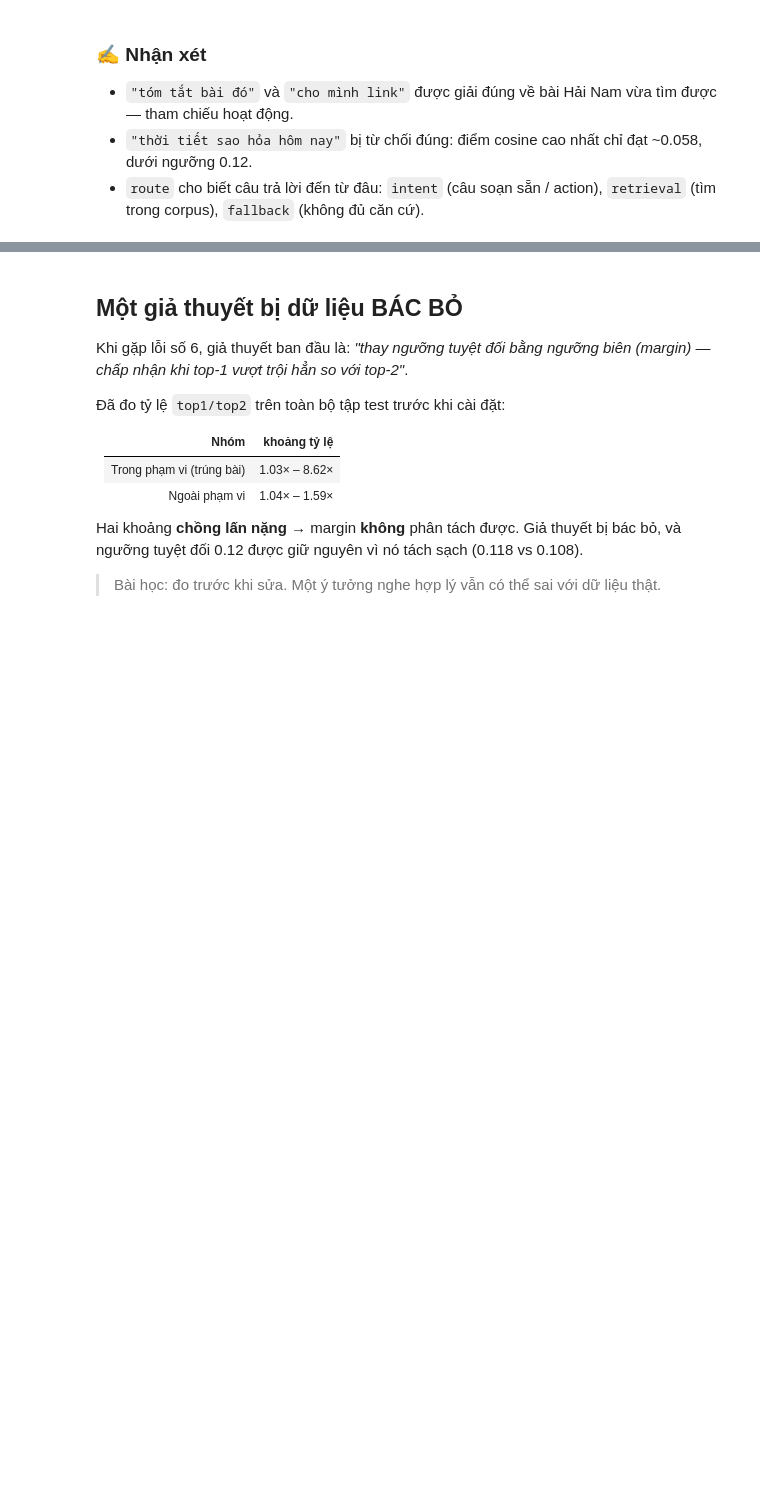
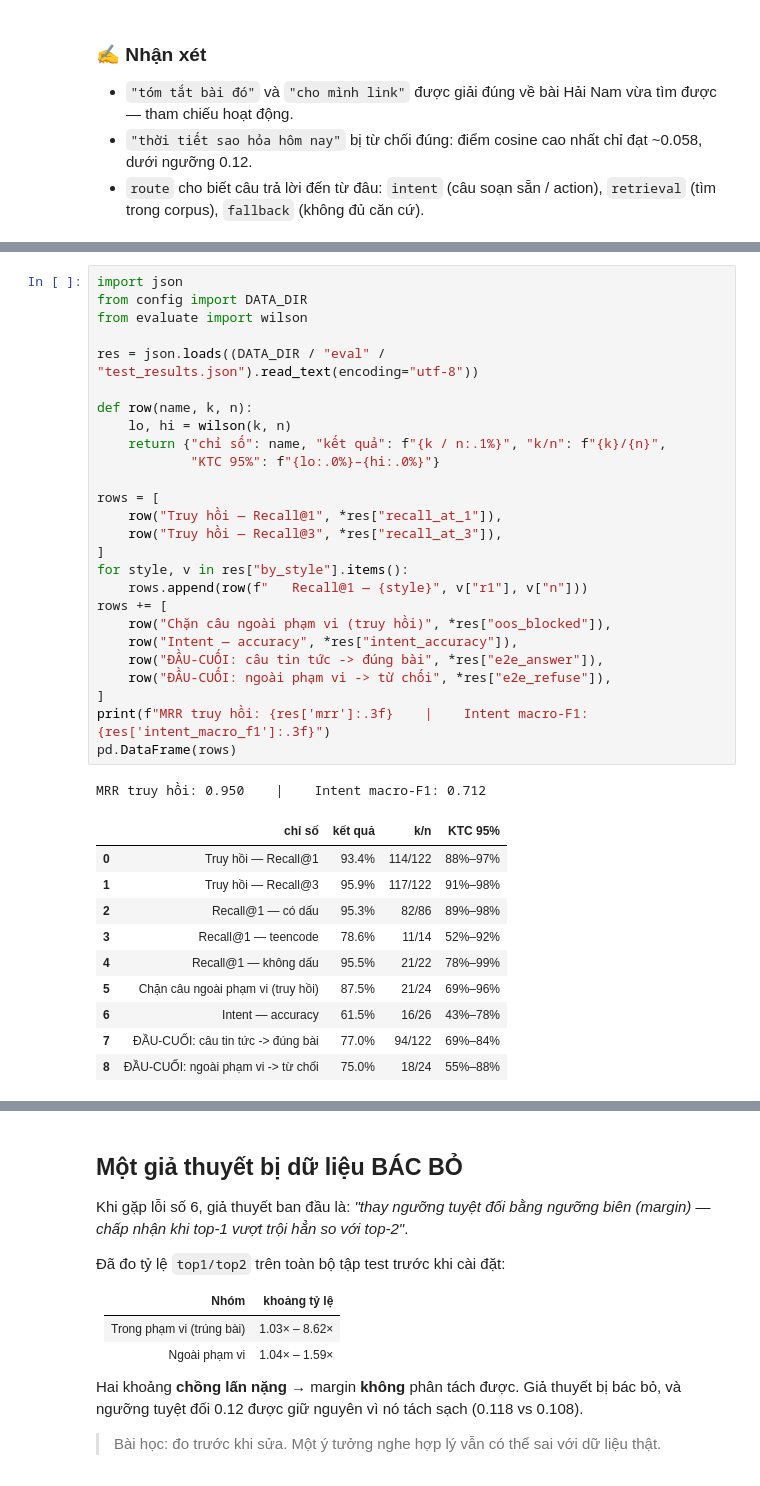
Before and after one commit to jessiicamaru/nlp-chat-bot, a Jupyter notebook: notebooks/FinalProject_Chatbot_23IT036.ipynb, the cells around one changed output, grey strips where cells are left out. Cells and saved outputs as stored; diff of their text form; blank space fills up the shorter version.

```diff
--- a/notebooks/FinalProject_Chatbot_23IT036.ipynb
+++ b/notebooks/FinalProject_Chatbot_23IT036.ipynb
@@ -1294,0 +1288,38 @@ tối đa hóa số câu trả lời được mà vẫn không đoán bừa.
+# %%
+import json
+from config import DATA_DIR
+from evaluate import wilson
+
+res = json.loads((DATA_DIR / "eval" / "test_results.json").read_text(encoding="utf-8"))
+
+def row(name, k, n):
+    lo, hi = wilson(k, n)
+    return {"chỉ số": name, "kết quả": f"{k / n:.1%}", "k/n": f"{k}/{n}",
+            "KTC 95%": f"{lo:.0%}–{hi:.0%}"}
+
+rows = [
+    row("Truy hồi — Recall@1", *res["recall_at_1"]),
+    row("Truy hồi — Recall@3", *res["recall_at_3"]),
+]
+for style, v in res["by_style"].items():
+    rows.append(row(f"   Recall@1 — {style}", v["r1"], v["n"]))
+rows += [
+    row("Chặn câu ngoài phạm vi (truy hồi)", *res["oos_blocked"]),
+    row("Intent — accuracy", *res["intent_accuracy"]),
+    row("ĐẦU-CUỐI: câu tin tức -> đúng bài", *res["e2e_answer"]),
+    row("ĐẦU-CUỐI: ngoài phạm vi -> từ chối", *res["e2e_refuse"]),
+]
+print(f"MRR truy hồi: {res['mrr']:.3f}    |    Intent macro-F1: {res['intent_macro_f1']:.3f}")
+pd.DataFrame(rows)
+# %% [output]
+MRR truy hồi: 0.950    |    Intent macro-F1: 0.712
+|  | chỉ số | kết quả | k/n | KTC 95% |
+| 0 | Truy hồi — Recall@1 | 93.4% | 114/122 | 88%–97% |
+| 1 | Truy hồi — Recall@3 | 95.9% | 117/122 | 91%–98% |
+| 2 | Recall@1 — có dấu | 95.3% | 82/86 | 89%–98% |
+| 3 | Recall@1 — teencode | 78.6% | 11/14 | 52%–92% |
+| 4 | Recall@1 — không dấu | 95.5% | 21/22 | 78%–99% |
+| 5 | Chặn câu ngoài phạm vi (truy hồi) | 87.5% | 21/24 | 69%–96% |
+| 6 | Intent — accuracy | 61.5% | 16/26 | 43%–78% |
+| 7 | ĐẦU-CUỐI: câu tin tức -> đúng bài | 77.0% | 94/122 | 69%–84% |
+| 8 | ĐẦU-CUỐI: ngoài phạm vi -> từ chối | 75.0% | 18/24 | 55%–88% |
```
Also changed, not shown: parts of 27 cells of this notebook, 5 other files.
